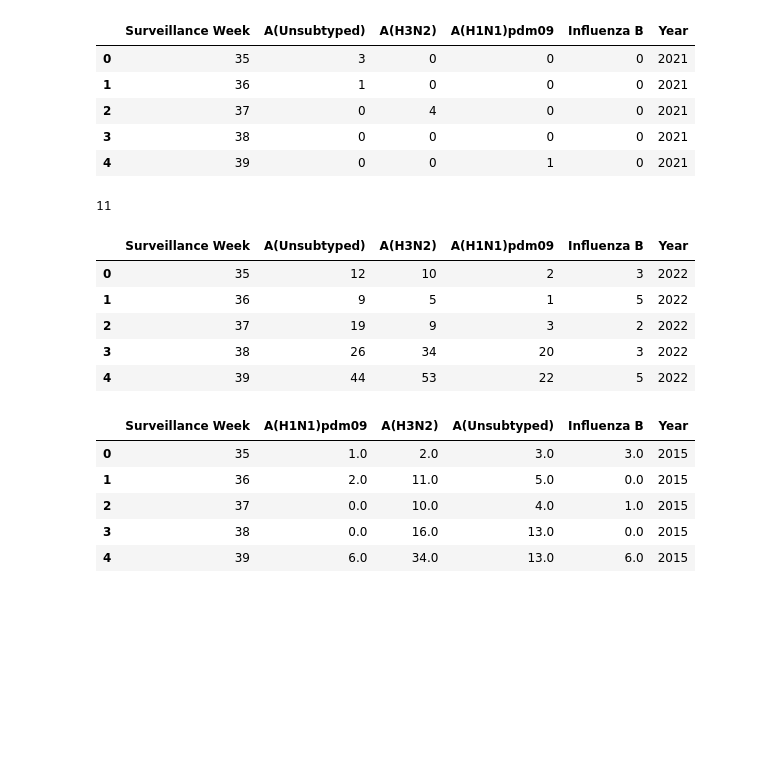
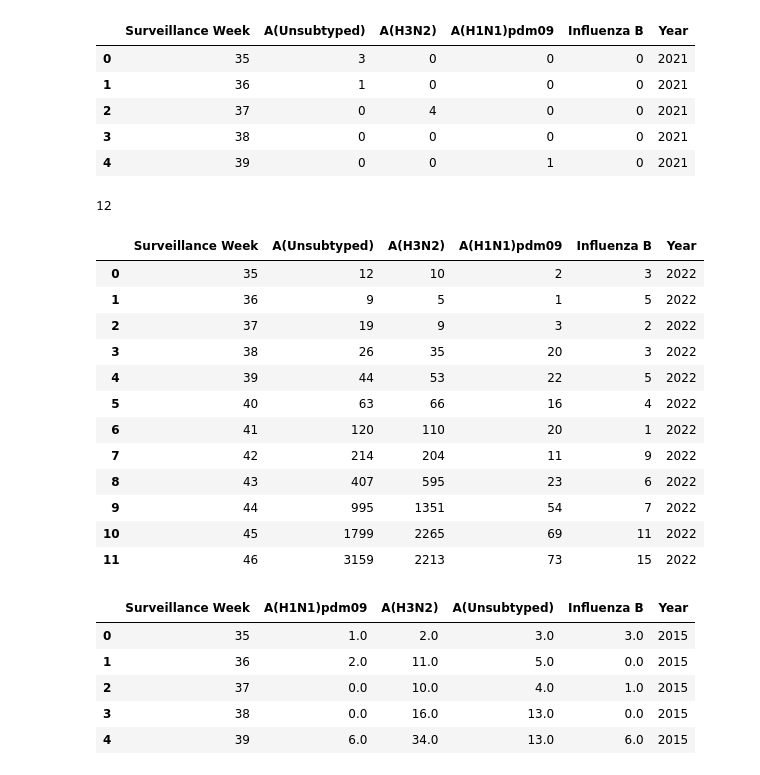
Before and after one commit to jess-moloney/LHL_final_project_influenza_forecasting, a Jupyter notebook: notebooks/Data_Cleaning.ipynb, the cells around one changed output. Cells and saved outputs as stored; diff of their text form; code cells hidden in the pictures; blank space fills up the shorter version.

```diff
--- a/notebooks/Data_Cleaning_EDA.ipynb
+++ b/notebooks/Data_Cleaning.ipynb
@@ -11,7 +11,7 @@ table_name_list = [
     '2019_2020', '2020_2021', '2021_2022', '2022_2023'
     ]
 
-datapath = r"data\flu_cases\flu_cases_"
+datapath = r"..\data\flu_cases\flu_cases_"
 
 for i in table_name_list:
     try:
@@ -162,19 +162,26 @@ df_2122.head()
 # %%
 df_2223 = df_2223.iloc[:,:5]
 df_2223 = df_2223.rename(columns = {'A(H1N1)':'A(H1N1)pdm09'})
 df_2223['Year'] = 0
 df_2223['Year'].loc[(df_2223['Surveillance Week'].astype(int) >= 35) & (df_2223['Surveillance Week'].astype(int) <= 52)] = "2022"
 df_2223['Year'].loc[(df_2223['Surveillance Week'].astype(int) < 35)] = "2023"
 print(len(df_2223['Surveillance Week']))
-df_2223.head()
+df_2223
 # %% [output]
-11
+12
 |  | Surveillance Week | A(Unsubtyped) | A(H3N2) | A(H1N1)pdm09 | Influenza B | Year |
 | 0 | 35 | 12 | 10 | 2 | 3 | 2022 |
 | 1 | 36 | 9 | 5 | 1 | 5 | 2022 |
 | 2 | 37 | 19 | 9 | 3 | 2 | 2022 |
-| 3 | 38 | 26 | 34 | 20 | 3 | 2022 |
+| 3 | 38 | 26 | 35 | 20 | 3 | 2022 |
 | 4 | 39 | 44 | 53 | 22 | 5 | 2022 |
+| 5 | 40 | 63 | 66 | 16 | 4 | 2022 |
+| 6 | 41 | 120 | 110 | 20 | 1 | 2022 |
+| 7 | 42 | 214 | 204 | 11 | 9 | 2022 |
+| 8 | 43 | 407 | 595 | 23 | 6 | 2022 |
+| 9 | 44 | 995 | 1351 | 54 | 7 | 2022 |
+| 10 | 45 | 1799 | 2265 | 69 | 11 | 2022 |
+| 11 | 46 | 3159 | 2213 | 73 | 15 | 2022 |
 # %%
 df_flu = pd.concat([df_1516,
 df_1617,
```
Also changed, not shown: parts of 16 cells of this notebook, 33 other files.
